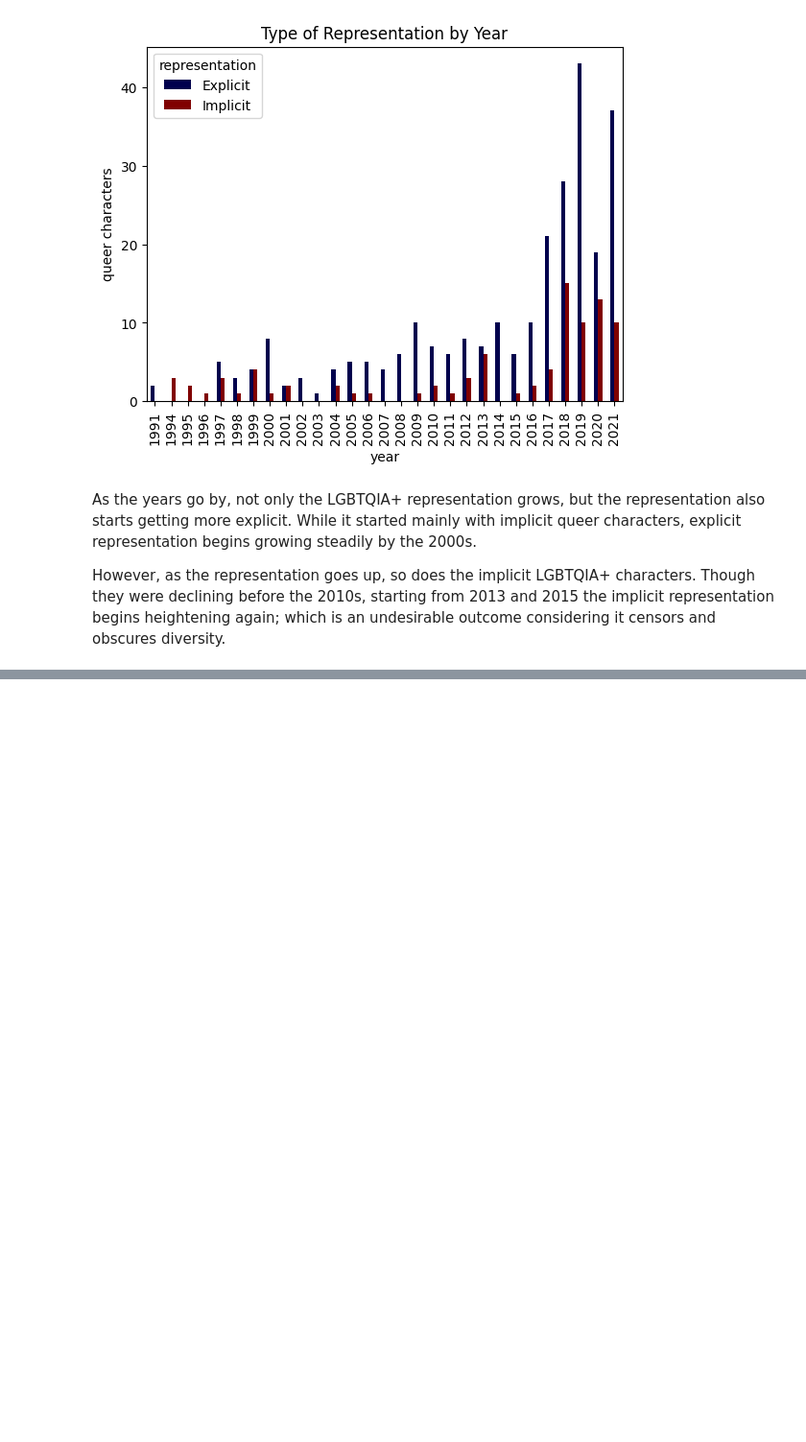
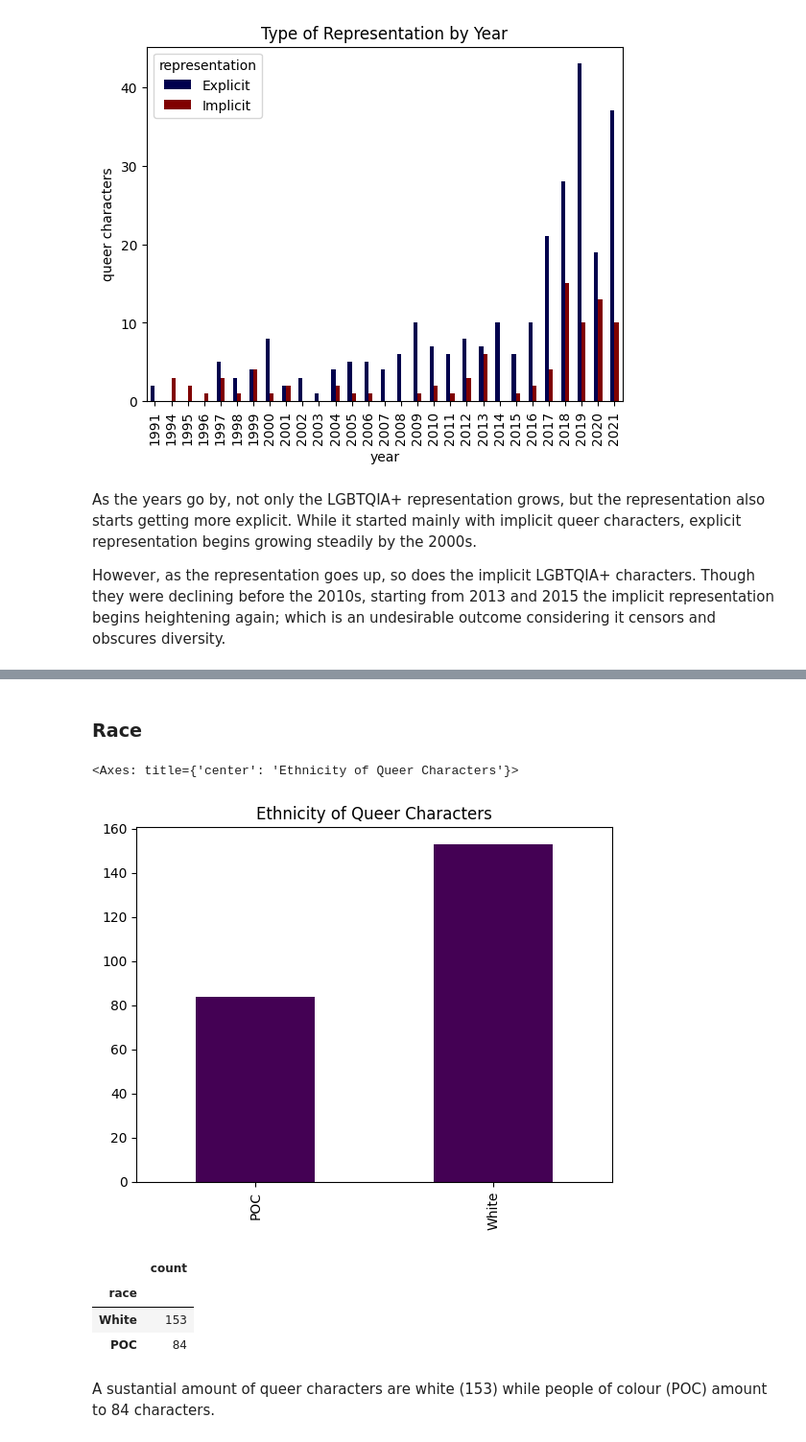
Before and after one commit to aiko-isnt-ded/lgbtqia-rep, a Jupyter notebook: notebooks/animated_shows.ipynb, the cells around one changed output, grey strips where cells are left out. Shown at 96% size. Drawn from its saved outputs; the diff is of its cells as text; code cells hidden in the pictures; blank space fills up the shorter version.

```diff
--- a/notebooks/animated_shows.ipynb
+++ b/notebooks/animated_shows.ipynb
@@ -107,0 +156,16 @@ However, as the representation goes up, so does the implicit LGBTQIA+ characters
+# %% [markdown]
+### Race
+# %%
+demographics["race"].value_counts().sort_values(ascending=True).plot(kind="bar", title="Ethnicity of Queer Characters", xlabel="", ylabel="", colormap="viridis")
+# %% [output]
+<Axes: title={'center': 'Ethnicity of Queer Characters'}>
+[figure, added]
+# %%
+demographics["race"].value_counts().to_frame()
+# %% [output]
+|  | count |
+| race |  |
+| White | 153 |
+| POC | 84 |
+# %% [markdown]
+A sustantial amount of queer characters are white (153) while people of colour (POC) amount to 84 characters.
```
Also changed, not shown: parts of 11 cells of this notebook.
